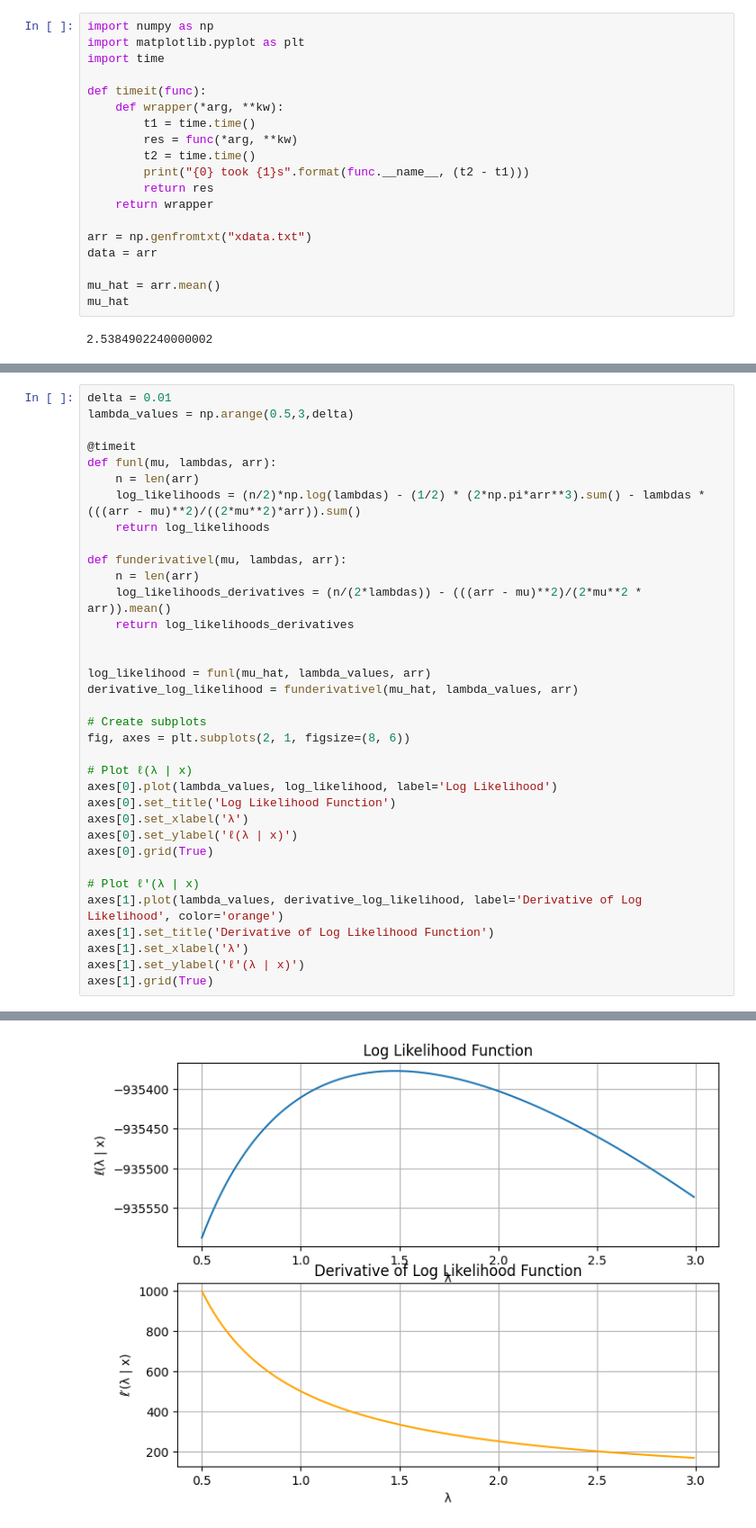
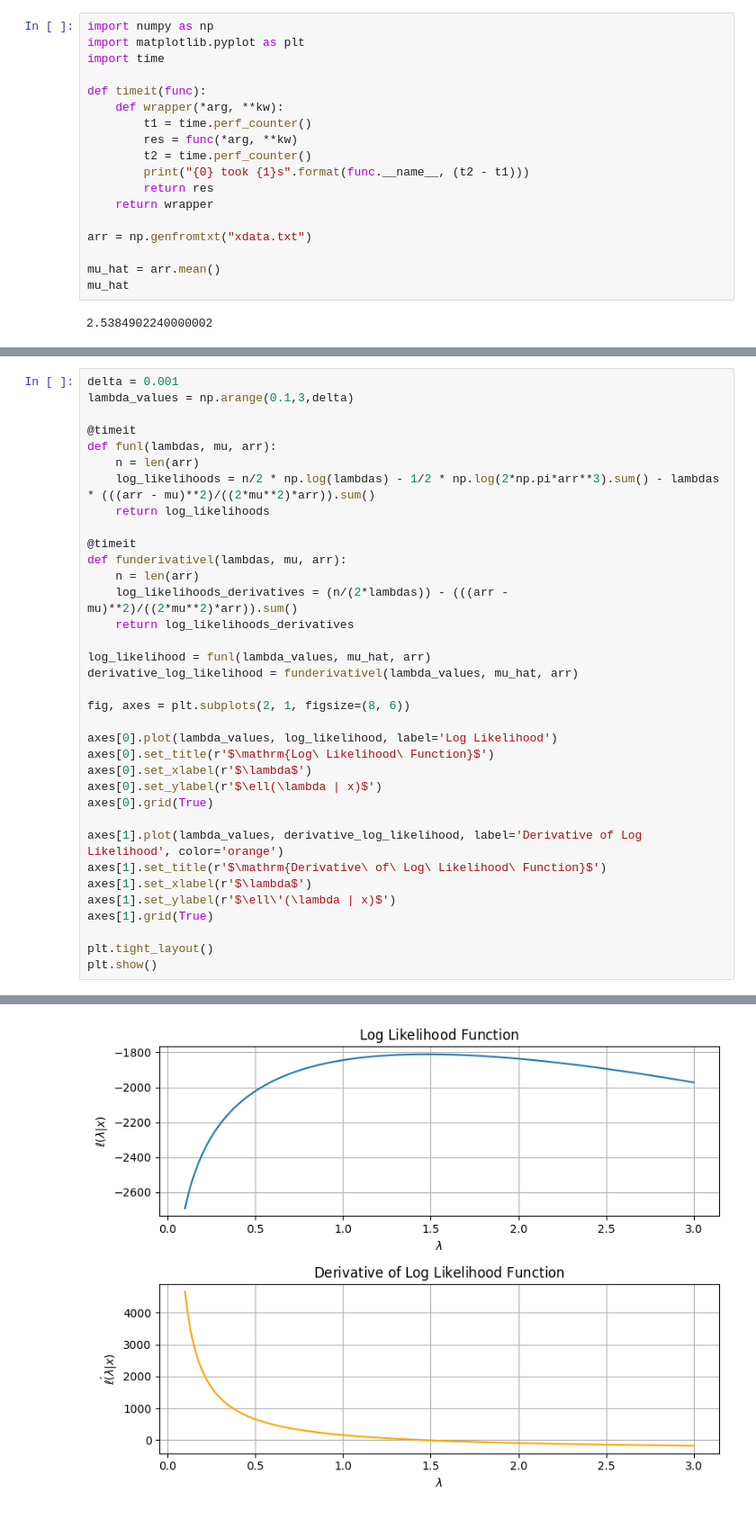
Before and after one commit to Marijn2404/numerical_assignment_period-1_team-10, a Jupyter notebook: assignment part c.ipynb, the cells around one changed output, grey strips where cells are left out. Shown at 90% size. Saved outputs shown, nothing was run; the diff lists cells and outputs as text.

```diff
--- a/assignment part c.ipynb
+++ b/assignment part c.ipynb
@@ -5,15 +5,14 @@ import time
 
 def timeit(func):
     def wrapper(*arg, **kw):
-        t1 = time.time()
+        t1 = time.perf_counter()
         res = func(*arg, **kw)
-        t2 = time.time()
+        t2 = time.perf_counter()
         print("{0} took {1}s".format(func.__name__, (t2 - t1)))
         return res
     return wrapper
 
 arr = np.genfromtxt("xdata.txt")
-data = arr
 
 mu_hat = arr.mean()
 mu_hat
@@ -27,36 +26,36 @@ $$\frac{dl(\lambda | x)}{d\lambda} = \frac{n}{2\lambda} - \frac{(x_i-\mu)^2}{2\m
 # %%
-delta = 0.01
-lambda_values = np.arange(0.5,3,delta)
+delta = 0.001
+lambda_values = np.arange(0.1,3,delta)
 
 @timeit
-def funl(mu, lambdas, arr):
+def funl(lambdas, mu, arr):
     n = len(arr)
-    log_likelihoods = (n/2)*np.log(lambdas) - (1/2) * (2*np.pi*arr**3).sum() - lambdas * (((arr - mu)**2)/((2*mu**2)*arr)).sum()
+    log_likelihoods = n/2 * np.log(lambdas) - 1/2 * np.log(2*np.pi*arr**3).sum() - lambdas * (((arr - mu)**2)/((2*mu**2)*arr)).sum()
     return log_likelihoods
 
-def funderivativel(mu, lambdas, arr):
+@timeit
+def funderivativel(lambdas, mu, arr):
     n = len(arr)
-    log_likelihoods_derivatives = (n/(2*lambdas)) - (((arr - mu)**2)/(2*mu**2 * arr)).mean()
+    log_likelihoods_derivatives = (n/(2*lambdas)) - (((arr - mu)**2)/((2*mu**2)*arr)).sum()
     return log_likelihoods_derivatives
 
+log_likelihood = funl(lambda_values, mu_hat, arr)
+derivative_log_likelihood = funderivativel(lambda_values, mu_hat, arr)
 
-log_likelihood = funl(mu_hat, lambda_values, arr)
-derivative_log_likelihood = funderivativel(mu_hat, lambda_values, arr)
-
-# Create subplots
 fig, axes = plt.subplots(2, 1, figsize=(8, 6))
 
-# Plot ℓ(λ | x)
 axes[0].plot(lambda_values, log_likelihood, label='Log Likelihood')
-axes[0].set_title('Log Likelihood Function')
-axes[0].set_xlabel('λ')
-axes[0].set_ylabel('ℓ(λ | x)')
+axes[0].set_title(r'$\mathrm{Log\ Likelihood\ Function}$')
+axes[0].set_xlabel(r'$\lambda$')
+axes[0].set_ylabel(r'$\ell(\lambda | x)$')
 axes[0].grid(True)
 
-# Plot ℓ′(λ | x)
 axes[1].plot(lambda_values, derivative_log_likelihood, label='Derivative of Log Likelihood', color='orange')
-axes[1].set_title('Derivative of Log Likelihood Function')
-axes[1].set_xlabel('λ')
-axes[1].set_ylabel('ℓ′(λ | x)')
+axes[1].set_title(r'$\mathrm{Derivative\ of\ Log\ Likelihood\ Function}$')
+axes[1].set_xlabel(r'$\lambda$')
+axes[1].set_ylabel(r'$\ell\'(\lambda | x)$')
 axes[1].grid(True)
+
+plt.tight_layout()
+plt.show()
 # %% [output]
@@ -64 +64 @@ funl took 0.0s
-[figure, old version]
+[figure, new version]
```
Also changed, not shown: parts of 4 cells of this notebook, 3 other files.
